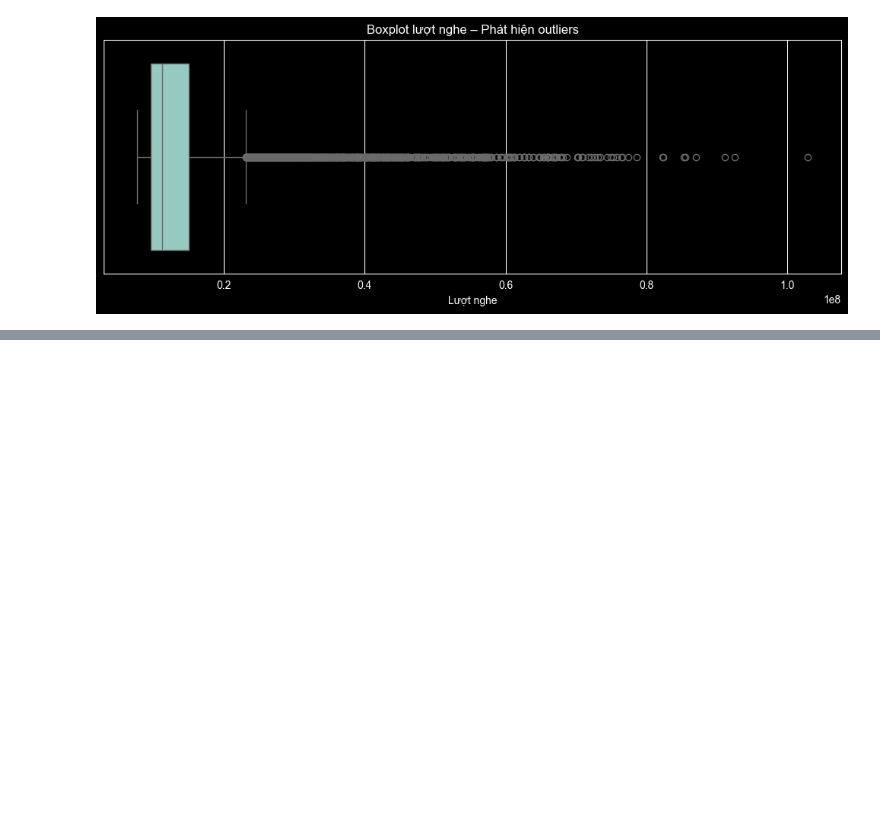
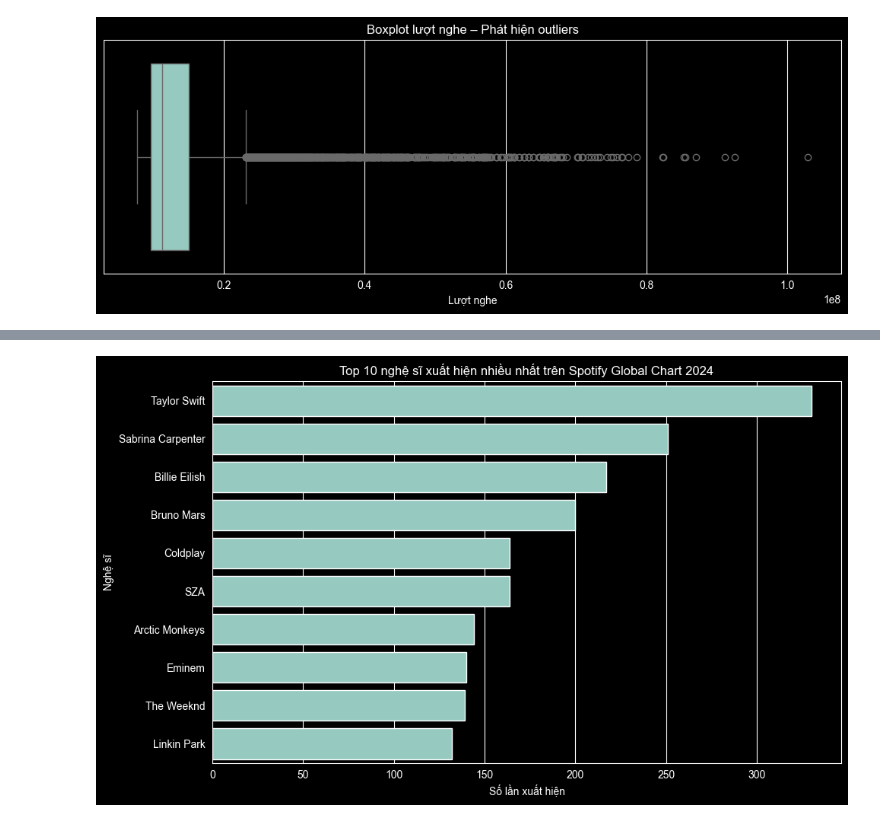
Before and after one commit to MinhTruc09/Spotify_EDA, a Jupyter notebook: notebooks/03_visualizations.ipynb, the cells around one changed output, grey strips where cells are left out. Saved outputs shown, nothing was run; the diff lists cells and outputs as text; code cells hidden in the pictures; blank space fills up the shorter version.

```diff
--- a/notebooks/03_visualizations.ipynb
+++ b/notebooks/03_visualizations.ipynb
@@ -29,0 +48,17 @@ plt.show()
+# %%
+top_artists = (
+    df['nghe_si']
+    .value_counts()
+    .head(10)
+)
+
+plt.figure(figsize=(10,6))
+sns.barplot(x=top_artists.values, y=top_artists.index)
+
+plt.title('Top 10 nghệ sĩ xuất hiện nhiều nhất trên Spotify Global Chart 2024')
+plt.xlabel('Số lần xuất hiện')
+plt.ylabel('Nghệ sĩ')
+plt.tight_layout()
+plt.show()
+# %% [output]
+[figure, added]
```
Also changed, not shown: parts of 5 cells of this notebook, 3 other files.
